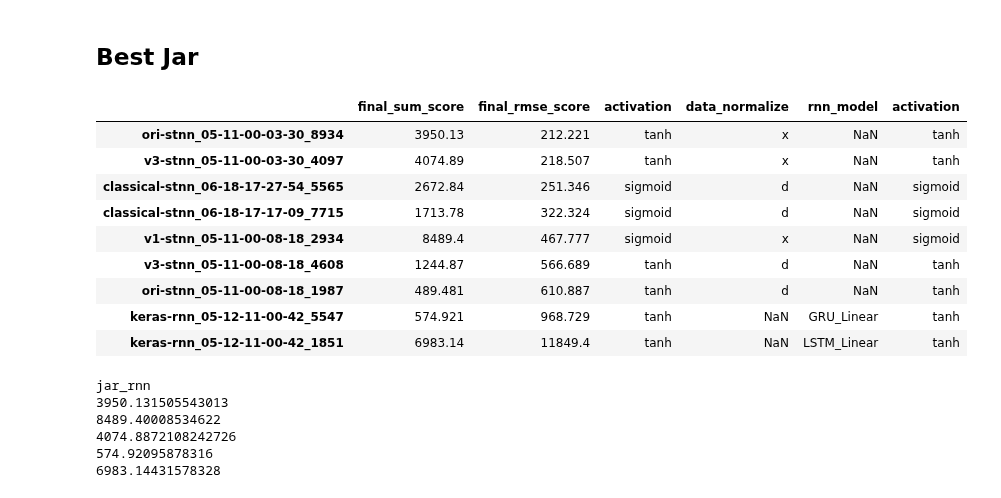
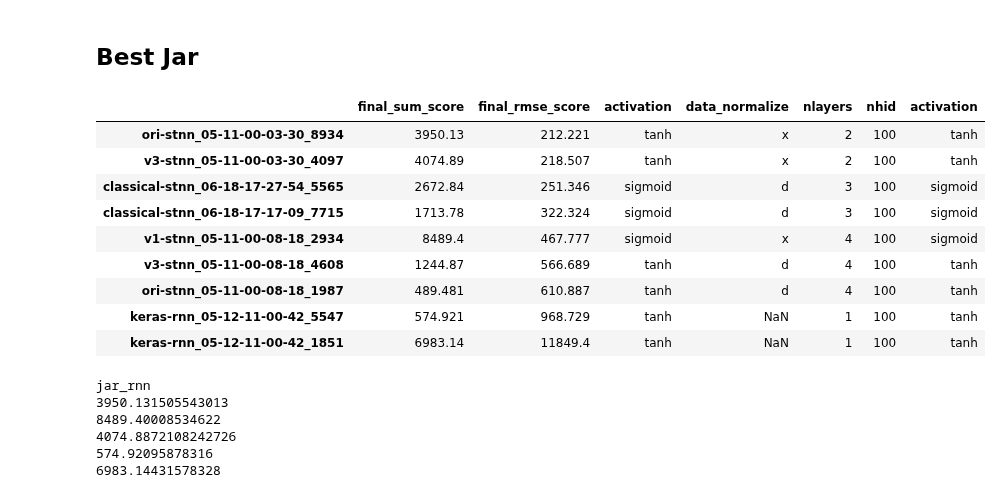
Before and after one commit to wtding1998/RNN_nCov, a Jupyter notebook: ncov_pred3.ipynb, the cells around one changed output. Cells and saved outputs as stored; diff of their text form; code cells hidden in the pictures.

```diff
--- a/ncov_pred3.ipynb
+++ b/ncov_pred3.ipynb
@@ -24,21 +24,21 @@ from matplotlib.ticker import MultipleLocator, FormatStrFormatter
 # %%
 best_jar_folder = os.path.abspath(os.path.join(os.getcwd(), '..', 'output_result', 'best_jar_3'))
 jar_result = result.Printer(best_jar_folder)
 pd.options.display.max_rows = None
 # a = jar_result.get_df(col=['train_loss', 'test_loss', 'mode']).sort_values('test_loss', ascending=True)
-jar_df = jar_result.get_df(col=['final_sum_score', 'final_rmse_score', 'activation', 'data_normalize', 'rnn_model', 'activation'], increase=False).sort_values('final_rmse_score')
+jar_df = jar_result.get_df(col=['final_sum_score', 'final_rmse_score', 'activation', 'data_normalize', 'nlayers', 'nhid', 'activation'], increase=False).sort_values('final_rmse_score')
 jar_df
 # %% [output]
-|  | final_sum_score | final_rmse_score | activation | data_normalize | rnn_model | activation |
-| ori-stnn_05-11-00-03-30_8934 | 3950.13 | 212.221 | tanh | x | NaN | tanh |
-| v3-stnn_05-11-00-03-30_4097 | 4074.89 | 218.507 | tanh | x | NaN | tanh |
-| classical-stnn_06-18-17-27-54_5565 | 2672.84 | 251.346 | sigmoid | d | NaN | sigmoid |
-| classical-stnn_06-18-17-17-09_7715 | 1713.78 | 322.324 | sigmoid | d | NaN | sigmoid |
-| v1-stnn_05-11-00-08-18_2934 | 8489.4 | 467.777 | sigmoid | x | NaN | sigmoid |
-| v3-stnn_05-11-00-08-18_4608 | 1244.87 | 566.689 | tanh | d | NaN | tanh |
-| ori-stnn_05-11-00-08-18_1987 | 489.481 | 610.887 | tanh | d | NaN | tanh |
-| keras-rnn_05-12-11-00-42_5547 | 574.921 | 968.729 | tanh | NaN | GRU_Linear | tanh |
-| keras-rnn_05-12-11-00-42_1851 | 6983.14 | 11849.4 | tanh | NaN | LSTM_Linear | tanh |
+|  | final_sum_score | final_rmse_score | activation | data_normalize | nlayers | nhid | activation |
+| ori-stnn_05-11-00-03-30_8934 | 3950.13 | 212.221 | tanh | x | 2 | 100 | tanh |
+| v3-stnn_05-11-00-03-30_4097 | 4074.89 | 218.507 | tanh | x | 2 | 100 | tanh |
+| classical-stnn_06-18-17-27-54_5565 | 2672.84 | 251.346 | sigmoid | d | 3 | 100 | sigmoid |
+| classical-stnn_06-18-17-17-09_7715 | 1713.78 | 322.324 | sigmoid | d | 3 | 100 | sigmoid |
+| v1-stnn_05-11-00-08-18_2934 | 8489.4 | 467.777 | sigmoid | x | 4 | 100 | sigmoid |
+| v3-stnn_05-11-00-08-18_4608 | 1244.87 | 566.689 | tanh | d | 4 | 100 | tanh |
+| ori-stnn_05-11-00-08-18_1987 | 489.481 | 610.887 | tanh | d | 4 | 100 | tanh |
+| keras-rnn_05-12-11-00-42_5547 | 574.921 | 968.729 | tanh | NaN | 1 | 100 | tanh |
+| keras-rnn_05-12-11-00-42_1851 | 6983.14 | 11849.4 | tanh | NaN | 1 | 100 | tanh |
 # %%
 jar_all_sum = {'v0': 'ori-stnn_05-11-00-08-18_1987', 'v1': 'v1-stnn_05-11-00-08-18_2934', 'v2': 'v3-stnn_05-11-00-08-18_4608', 'GRU': 'keras-rnn_05-12-11-00-42_5547', 'LSTM': 'keras-rnn_05-12-11-00-42_1851'}
 jar_all_rmse = {'v0': 'ori-stnn_05-11-00-03-30_8934', 'v1': 'v1-stnn_05-11-00-08-18_2934', 'v2': 'v3-stnn_05-11-00-03-30_4097', 'GRU': 'keras-rnn_05-12-11-00-42_5547', 'LSTM': 'keras-rnn_05-12-11-00-42_1851'}
```
Also changed, not shown: parts of 2 cells of this notebook, 2 other files.
